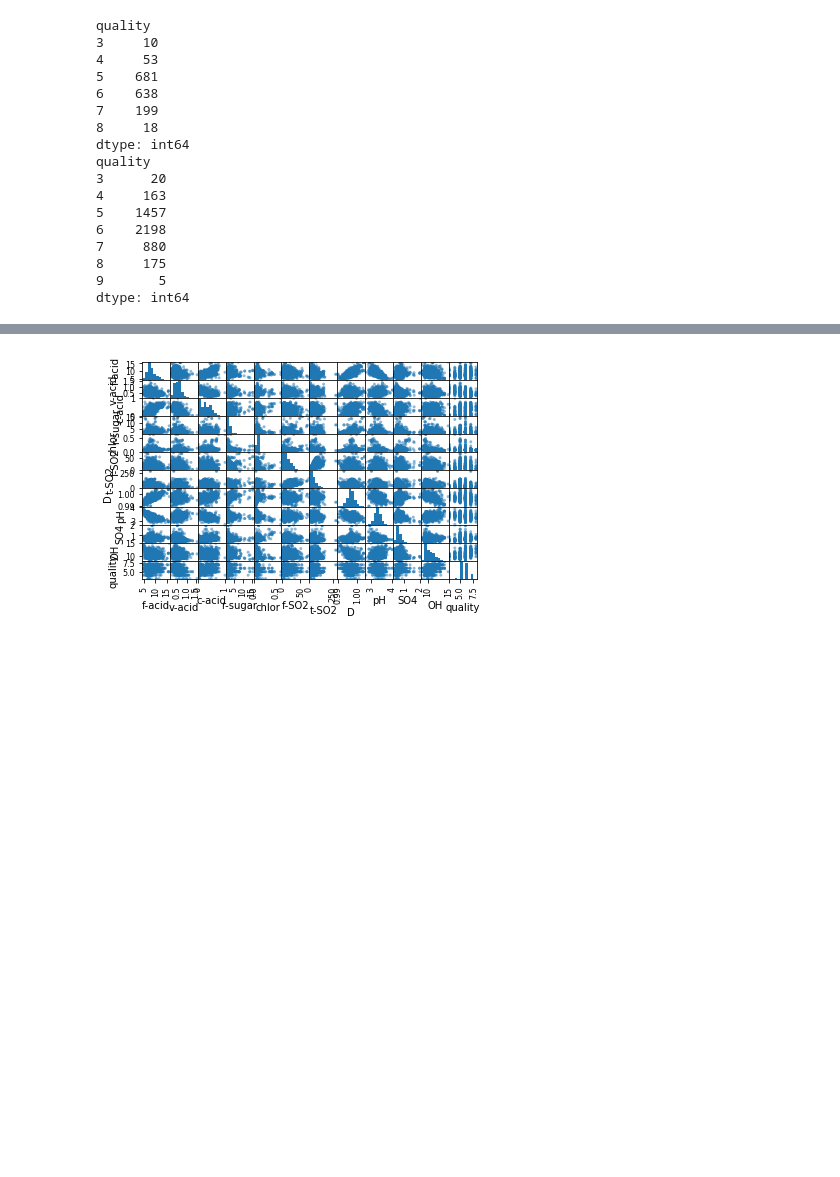
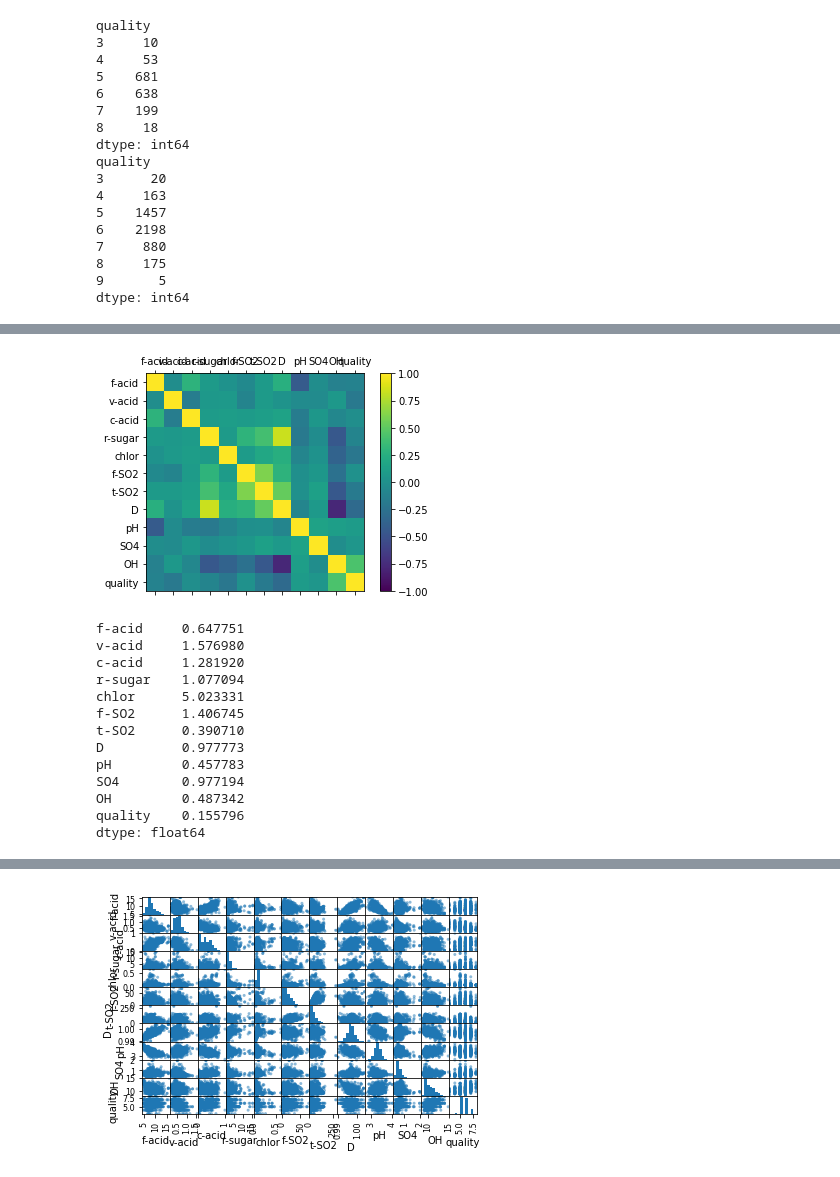
Before and after one commit to manalojamie0728/Portfolio, a Jupyter notebook: ML Practice Projects/ML Project - Wine Quality.ipynb, the cells around one changed output, grey strips where cells are left out. Saved outputs shown, nothing was run; the diff lists cells and outputs as text; code cells hidden in the pictures; blank space fills up the shorter version.

```diff
--- a/ML Practice Projects/ML Project - Wine Quality.ipynb
+++ b/ML Practice Projects/ML Project - Wine Quality.ipynb
@@ -83,0 +158,29 @@ dtype: int64
+# %%
+# Show Correlation and Skew between White Wine variables
+fig = plt.figure()
+ax = fig.add_subplot(111)
+cax = ax.matshow(data_white.corr(), vmin=-1, vmax=1)
+fig.colorbar(cax)
+ticks = np.arange(0,12,1)
+ax.set_xticks(ticks)
+ax.set_yticks(ticks)
+ax.set_xticklabels(names)
+ax.set_yticklabels(names)
+plt.show()
+
+print(data_white.skew())
+# %% [output]
+[figure, added]
+f-acid     0.647751
+v-acid     1.576980
+c-acid     1.281920
+r-sugar    1.077094
+chlor      5.023331
+f-SO2      1.406745
+t-SO2      0.390710
+D          0.977773
+pH         0.457783
+SO4        0.977194
+OH         0.487342
+quality    0.155796
+dtype: float64
```
Also changed, not shown: parts of 14 cells of this notebook.
